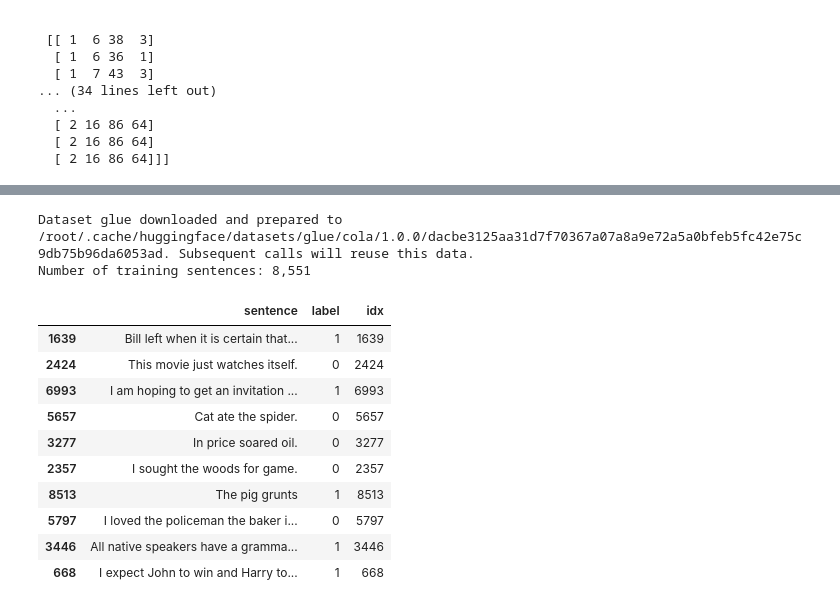
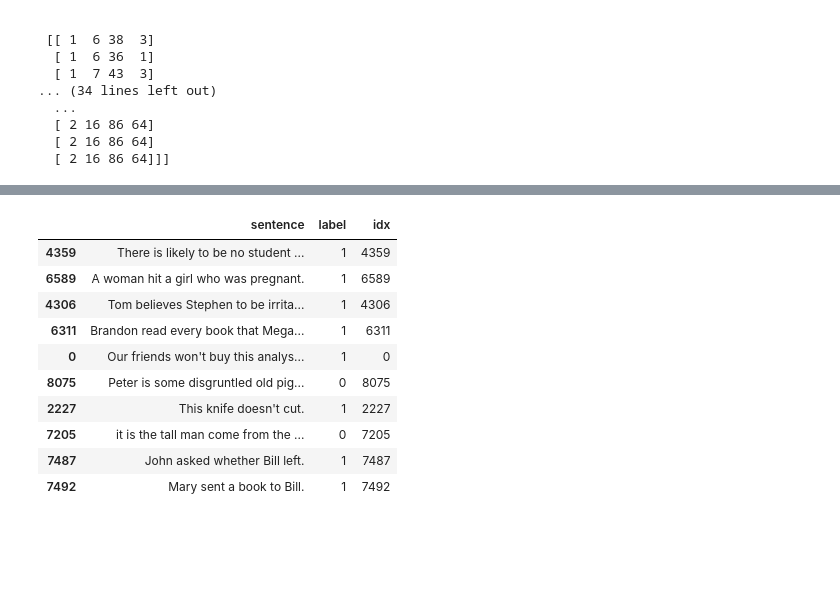
Before and after one commit to paulhan93/nlp, a Jupyter notebook: tokenization_examples.ipynb, the cells around one changed output, grey strips where cells are left out. Drawn from its saved outputs; the diff is of its cells as text; code cells hidden in the pictures; blank space fills up the shorter version.

```diff
--- a/tokenization_examples.ipynb
+++ b/tokenization_examples.ipynb
@@ -57,22 +39,22 @@ This is what the symbolic music data looks like
   [ 2 16 86 64]
   [ 2 16 86 64]
   [ 2 16 86 64]]]
+# %%
+# show the tokenization process for CoLA
+!pip install datasets==1.11.0
+
+from datasets import load_dataset
+
+max_seq_length = 512
+task =  "cola"
+dataset = load_dataset("glue", task)
 # %%
-# show the tokenization process for CoLA
-!pip install datasets==1.11.0
-
-from datasets import load_dataset
-
-max_seq_length = 512
-actual_task =  "cola"
-dataset = load_dataset("glue", actual_task)
-
 import pandas as pd
 
 df = pd.DataFrame(dataset["train"][:])
 
-print('Number of training sentences: {:,}\n'.format(df.shape[0]))
+print('Size of training set: {:,}\n'.format(df.shape[0]))
 
-# Display 10 random rows from the data
+# Display 10 random rows of data
 df.sample(10)
 # %% [output]
@@ -97,16 +62,14 @@ Downloading and preparing dataset glue/cola (download: 368.14 KiB, generated: 59
-Dataset glue downloaded and prepared to /root/.cache/huggingface/datasets/glue/cola/1.0.0/dacbe3125aa31d7f70367a07a8a9e72a5a0bfeb5fc42e75c9db75b96da6053ad. Subsequent calls will reuse this data.
-Number of training sentences: 8,551
 |  | sentence | label | idx |
-| 1639 | Bill left when it is certain that... | 1 | 1639 |
-| 2424 | This movie just watches itself. | 0 | 2424 |
-| 6993 | I am hoping to get an invitation ... | 1 | 6993 |
-| 5657 | Cat ate the spider. | 0 | 5657 |
-| 3277 | In price soared oil. | 0 | 3277 |
-| 2357 | I sought the woods for game. | 0 | 2357 |
-| 8513 | The pig grunts | 1 | 8513 |
-| 5797 | I loved the policeman the baker i... | 0 | 5797 |
-| 3446 | All native speakers have a gramma... | 1 | 3446 |
-| 668 | I expect John to win and Harry to... | 1 | 668 |
+| 4359 | There is likely to be no student ... | 1 | 4359 |
+| 6589 | A woman hit a girl who was pregnant. | 1 | 6589 |
+| 4306 | Tom believes Stephen to be irrita... | 1 | 4306 |
+| 6311 | Brandon read every book that Mega... | 1 | 6311 |
+| 0 | Our friends won't buy this analys... | 1 | 0 |
+| 8075 | Peter is some disgruntled old pig... | 0 | 8075 |
+| 2227 | This knife doesn't cut. | 1 | 2227 |
+| 7205 | it is the tall man come from the ... | 0 | 7205 |
+| 7487 | John asked whether Bill left. | 1 | 7487 |
+| 7492 | Mary sent a book to Bill. | 1 | 7492 |
 # %%
 import torch
 from transformers import BertTokenizer
```
Also changed, not shown: parts of 5 cells of this notebook.
